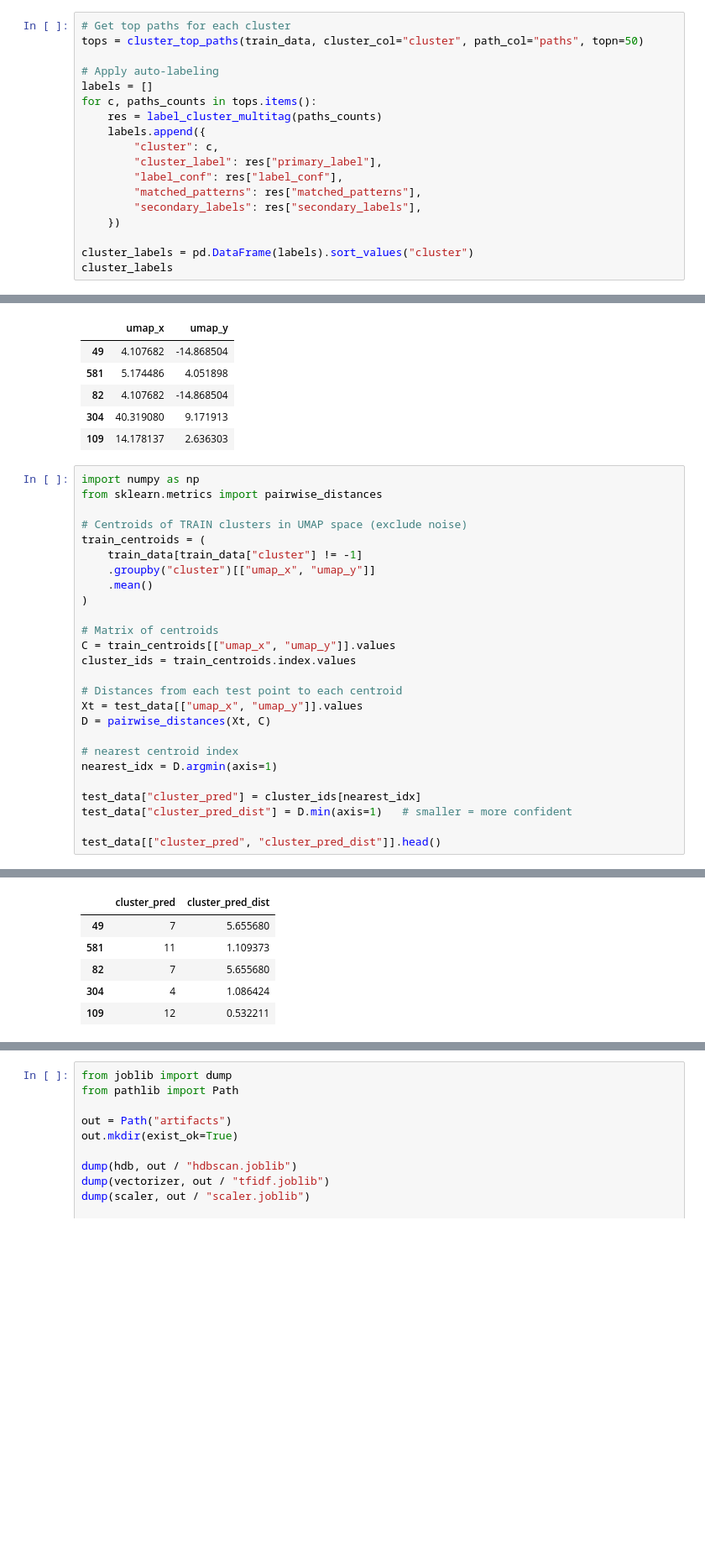
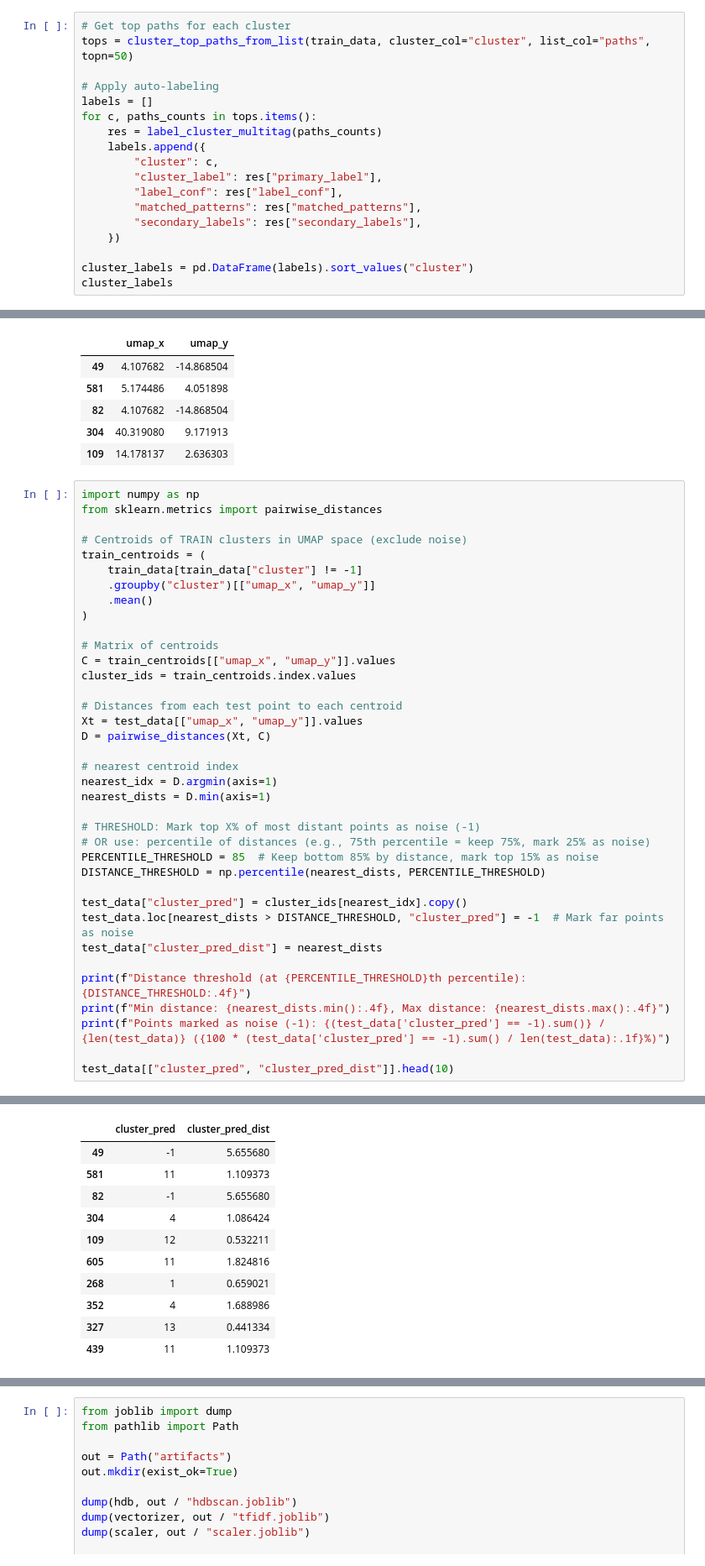
Before and after one commit to G-cae78/ProtectTheHoney, a Jupyter notebook: Machine Learning/model_training_improved.ipynb, the cells around one changed output, grey strips where cells are left out. Shown at 84% size. Drawn from its saved outputs; the diff is of its cells as text; blank space fills up the shorter version.

```diff
--- a/Machine Learning/model_training_improved.ipynb
+++ b/Machine Learning/model_training_improved.ipynb
@@ -684,7 +684,7 @@ type(train_data.loc[0, "paths"]), train_data.loc[0, "paths"]
   '/app/vendor/phpunit/phpunit/src/Util/PHP/eval-stdin.php'])
 # %%
 # Get top paths for each cluster
-tops = cluster_top_paths(train_data, cluster_col="cluster", path_col="paths", topn=50)
+tops = cluster_top_paths_from_list(train_data, cluster_col="cluster", list_col="paths", topn=50)
 
 # Apply auto-labeling
 labels = []
@@ -806,9 +806,20 @@ D = pairwise_distances(Xt, C)
 
 # nearest centroid index
 nearest_idx = D.argmin(axis=1)
+nearest_dists = D.min(axis=1)
 
-test_data["cluster_pred"] = cluster_ids[nearest_idx]
-test_data["cluster_pred_dist"] = D.min(axis=1)   # smaller = more confident
+# THRESHOLD: Mark top X% of most distant points as noise (-1)
+# OR use: percentile of distances (e.g., 75th percentile = keep 75%, mark 25% as noise)
+PERCENTILE_THRESHOLD = 85  # Keep bottom 85% by distance, mark top 15% as noise
+DISTANCE_THRESHOLD = np.percentile(nearest_dists, PERCENTILE_THRESHOLD)
 
-test_data[["cluster_pred", "cluster_pred_dist"]].head()
+test_data["cluster_pred"] = cluster_ids[nearest_idx].copy()
+test_data.loc[nearest_dists > DISTANCE_THRESHOLD, "cluster_pred"] = -1  # Mark far points as noise
+test_data["cluster_pred_dist"] = nearest_dists
+
+print(f"Distance threshold (at {PERCENTILE_THRESHOLD}th percentile): {DISTANCE_THRESHOLD:.4f}")
+print(f"Min distance: {nearest_dists.min():.4f}, Max distance: {nearest_dists.max():.4f}")
+print(f"Points marked as noise (-1): {(test_data['cluster_pred'] == -1).sum()} / {len(test_data)} ({100 * (test_data['cluster_pred'] == -1).sum() / len(test_data):.1f}%)")
+
+test_data[["cluster_pred", "cluster_pred_dist"]].head(10)
 # %% [output]
@@ -815,9 +829,14 @@ test_data[["cluster_pred", "cluster_pred_dist"]].head()
 |  | cluster_pred | cluster_pred_dist |
-| 49 | 7 | 5.655680 |
+| 49 | -1 | 5.655680 |
 | 581 | 11 | 1.109373 |
-| 82 | 7 | 5.655680 |
+| 82 | -1 | 5.655680 |
 | 304 | 4 | 1.086424 |
 | 109 | 12 | 0.532211 |
+| 605 | 11 | 1.824816 |
+| 268 | 1 | 0.659021 |
+| 352 | 4 | 1.688986 |
+| 327 | 13 | 0.441334 |
+| 439 | 11 | 1.109373 |
 # %%
 train_centroid = train_data.groupby("cluster")[["umap_x", "umap_y"]].mean()
 test_centroid  = test_data.groupby("cluster_pred")[["umap_x", "umap_y"]].mean()
```
Also changed, not shown: parts of 9 cells of this notebook, 3 other files.
